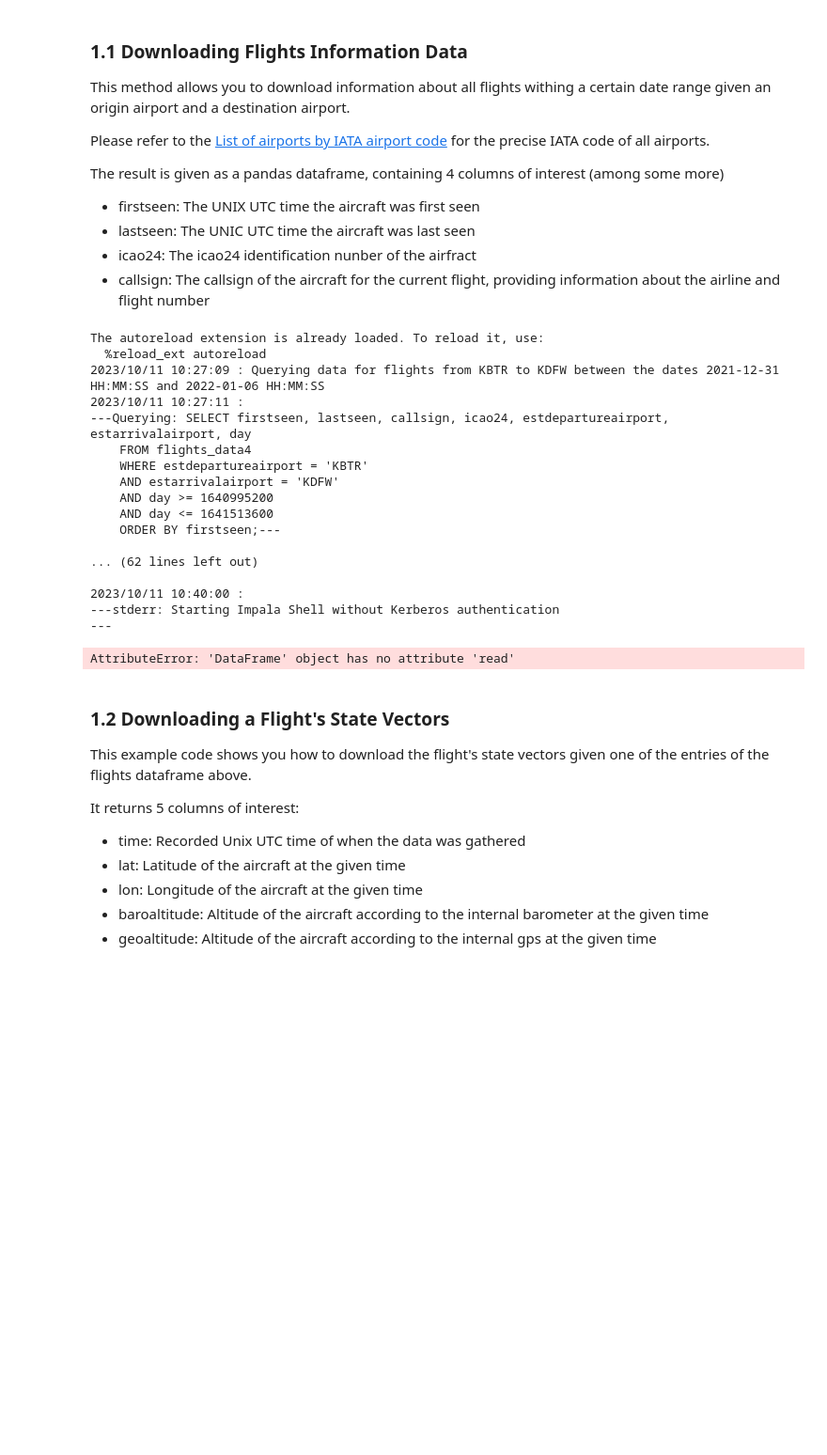
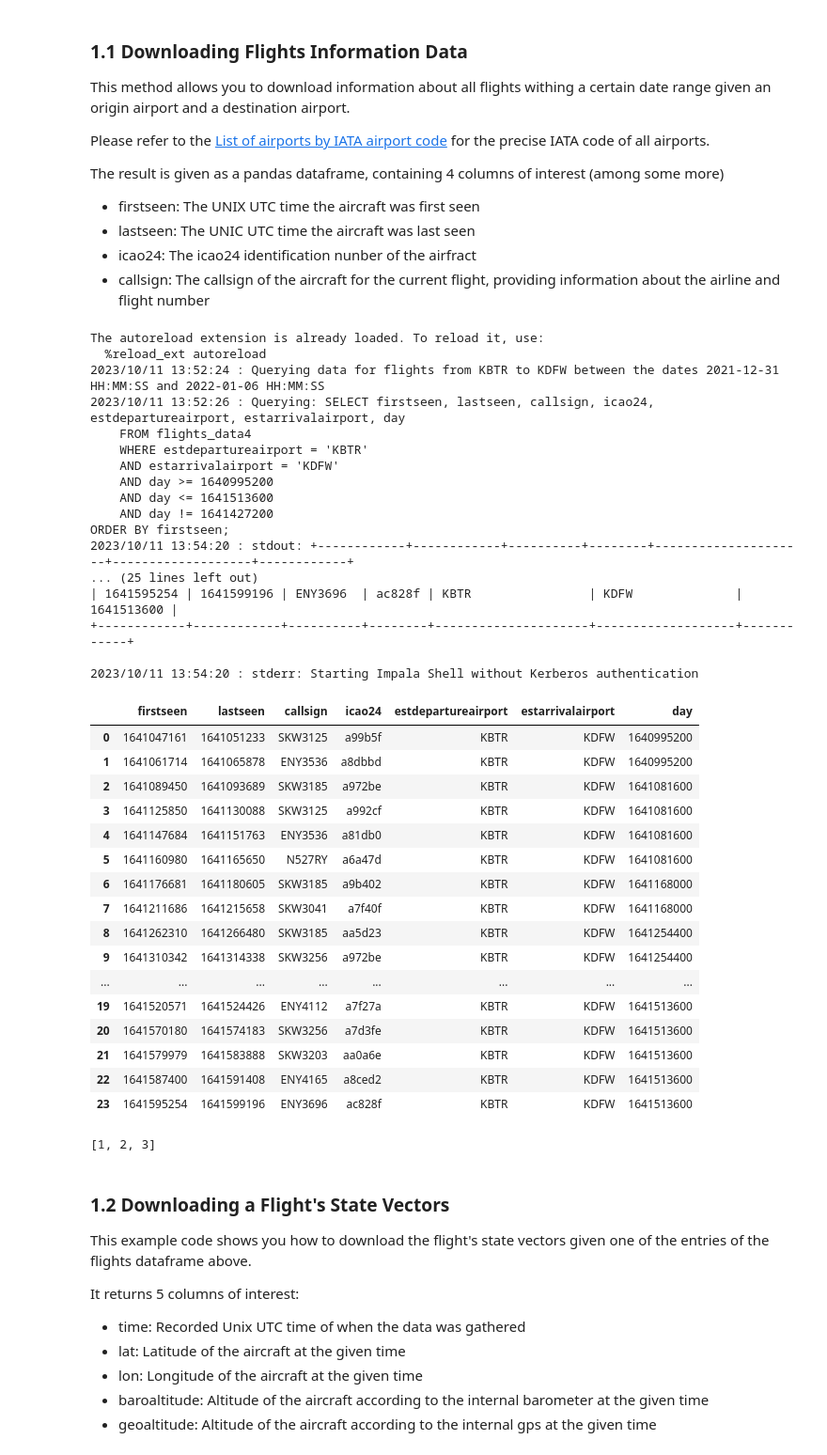
Before and after one commit to Flight-Path-Analysis/FlightPathAnalysis, a Jupyter notebook: prototyping/prototyping.ipynb, the cells around one changed output. Shown at 94% size. Saved outputs shown, nothing was run; the diff lists cells and outputs as text; code cells hidden in the pictures; blank space fills up the shorter version.

```diff
--- a/prototyping/prototyping.ipynb
+++ b/prototyping/prototyping.ipynb
@@ -61,44 +61,69 @@ with open(f'{root_path}/{credentials_file}', 'r') as file:
 
 credentials['hostname'] = config['data-gather']['flights']['hostname']
 credentials['port'] = config['data-gather']['flights']['port']
+# credentials['bad_days_csv'] = config['data-gather']['flights']['bad-days-csv']
+credentials['bad_days_csv'] = f'{root_path}/data/example/flight/example_bad_days.csv'
+
+
 # Creates an instance of a logger class to log all that happens, optional (but encouraged) for querying.
 logger = utils.Logger(config)
 # Creates an instane of the Querier class used for querying the opensky database
 opensky_querier = opensky_query.Querier(
     credentials,
     logger = logger)
 
 # Looking at all flights from Baton Rouge to Dallas from `Jan 1, 2022` to `Jan 7, 2022`
 origin_airport = 'KBTR'
 destination_airport = 'KDFW'
 start_date = datetime.date(2022, 1, 1)
 end_date = datetime.date(2022, 1, 7)
 
 # This code will query the database and return the flights requested.
 # As mentioned in the wiki, sometimes there are missing files for some days, which the code handles and adds as an exception before repeating the query
 flights = opensky_querier.query_flight_data(
           origin_airport,
           destination_airport,
           start_date,
           end_date)
 
 flights
 # %% [output]
 The autoreload extension is already loaded. To reload it, use:
   %reload_ext autoreload
-2023/10/11 10:27:09 : Querying data for flights from KBTR to KDFW between the dates 2021-12-31 HH:MM:SS and 2022-01-06 HH:MM:SS
-2023/10/11 10:27:11 :
----Querying: SELECT firstseen, lastseen, callsign, icao24, estdepartureairport, estarrivalairport, day
+2023/10/11 13:52:24 : Querying data for flights from KBTR to KDFW between the dates 2021-12-31 HH:MM:SS and 2022-01-06 HH:MM:SS
+2023/10/11 13:52:26 : Querying: SELECT firstseen, lastseen, callsign, icao24, estdepartureairport, estarrivalairport, day
     FROM flights_data4
     WHERE estdepartureairport = 'KBTR'
     AND estarrivalairport = 'KDFW'
     AND day >= 1640995200
     AND day <= 1641513600
-    ORDER BY firstseen;---
+    AND day != 1641427200
+ORDER BY firstseen;
+2023/10/11 13:54:20 : stdout: +------------+------------+----------+--------+---------------------+-------------------+------------+
+... (25 lines left out)
+| 1641595254 | 1641599196 | ENY3696  | ac828f | KBTR                | KDFW              | 1641513600 |
++------------+------------+----------+--------+---------------------+-------------------+------------+
 
-... (62 lines left out)
-
-2023/10/11 10:40:00 :
----stderr: Starting Impala Shell without Kerberos authentication
----
+2023/10/11 13:54:20 : stderr: Starting Impala Shell without Kerberos authentication
-AttributeError: 'DataFrame' object has no attribute 'read'
+|  | firstseen | lastseen | callsign | icao24 | estdepartureairport | estarrivalairport | day |
+| 0 | 1641047161 | 1641051233 | SKW3125 | a99b5f | KBTR | KDFW | 1640995200 |
+| 1 | 1641061714 | 1641065878 | ENY3536 | a8dbbd | KBTR | KDFW | 1640995200 |
+| 2 | 1641089450 | 1641093689 | SKW3185 | a972be | KBTR | KDFW | 1641081600 |
+| 3 | 1641125850 | 1641130088 | SKW3125 | a992cf | KBTR | KDFW | 1641081600 |
+| 4 | 1641147684 | 1641151763 | ENY3536 | a81db0 | KBTR | KDFW | 1641081600 |
+| 5 | 1641160980 | 1641165650 | N527RY | a6a47d | KBTR | KDFW | 1641081600 |
+| 6 | 1641176681 | 1641180605 | SKW3185 | a9b402 | KBTR | KDFW | 1641168000 |
+| 7 | 1641211686 | 1641215658 | SKW3041 | a7f40f | KBTR | KDFW | 1641168000 |
+| 8 | 1641262310 | 1641266480 | SKW3185 | aa5d23 | KBTR | KDFW | 1641254400 |
+| 9 | 1641310342 | 1641314338 | SKW3256 | a972be | KBTR | KDFW | 1641254400 |
+| ... | ... | ... | ... | ... | ... | ... | ... |
+| 19 | 1641520571 | 1641524426 | ENY4112 | a7f27a | KBTR | KDFW | 1641513600 |
+| 20 | 1641570180 | 1641574183 | SKW3256 | a7d3fe | KBTR | KDFW | 1641513600 |
+| 21 | 1641579979 | 1641583888 | SKW3203 | aa0a6e | KBTR | KDFW | 1641513600 |
+| 22 | 1641587400 | 1641591408 | ENY4165 | a8ced2 | KBTR | KDFW | 1641513600 |
+| 23 | 1641595254 | 1641599196 | ENY3696 | ac828f | KBTR | KDFW | 1641513600 |
+# %%
+a = pd.DataFrame({'a':[1,2,3]})
+a['a'].to_list()
+# %% [output]
+[1, 2, 3]
```
Also changed, not shown: parts of 2 cells of this notebook, 5 other files.
